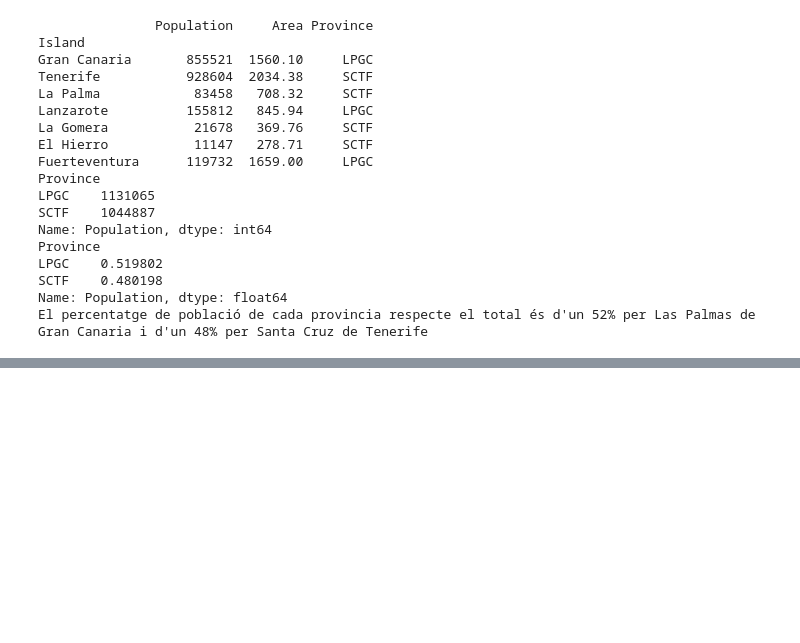
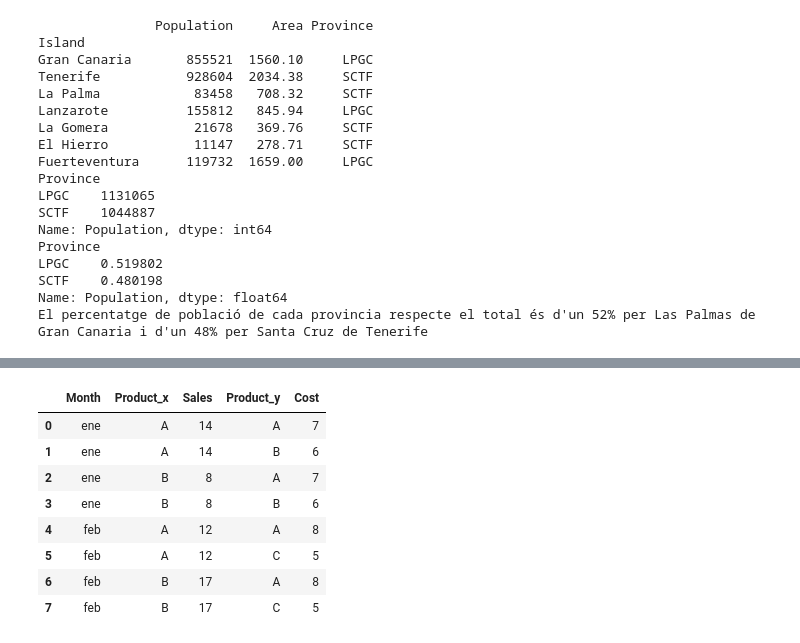
Before and after one commit to ditcas/llibreries_python, a Jupyter notebook: pandas.ipynb, the cells around one changed output, grey strips where cells are left out. Cells and saved outputs as stored; diff of their text form; code cells hidden in the pictures; blank space fills up the shorter version.

```diff
--- a/pandas.ipynb
+++ b/pandas.ipynb
@@ -1106,0 +1210,9 @@ El percentatge de població de cada provincia respecte el total és d'un 52% per
+# %%
+# Si els DF tenen més d'una columna en comú, per defecte es fa el merge amb les comunes. Si en canvi volem especificar unes concretes, usem argument "on".
+
+df1 = pd.DataFrame({"Month": ["ene", "ene", "feb", "feb"], "Product": ["A", "B", "A", "B"], "Sales": [14, 8, 12, 17]})
+
+df2 = pd.DataFrame({"Month": ["ene", "ene", "feb", "feb"], "Product": ["A", "B", "A", "C"], "Cost": [7, 6, 8, 5]})
+
+print(df1)
+print(df2)
@@ -1106,0 +1246,12 @@ El percentatge de població de cada provincia respecte el total és d'un 52% per
+# %%
+pd.merge(df1, df2, on="Month") # la columna comuna que no volem com key apareix amb subíndex per diferenciar
+# %% [output]
+|  | Month | Product_x | Sales | Product_y | Cost |
+| 0 | ene | A | 14 | A | 7 |
+| 1 | ene | A | 14 | B | 6 |
+| 2 | ene | B | 8 | A | 7 |
+| 3 | ene | B | 8 | B | 6 |
+| 4 | feb | A | 12 | A | 8 |
+| 5 | feb | A | 12 | C | 5 |
+| 6 | feb | B | 17 | A | 8 |
+| 7 | feb | B | 17 | C | 5 |
```
Also changed, not shown: parts of 21 cells of this notebook.
